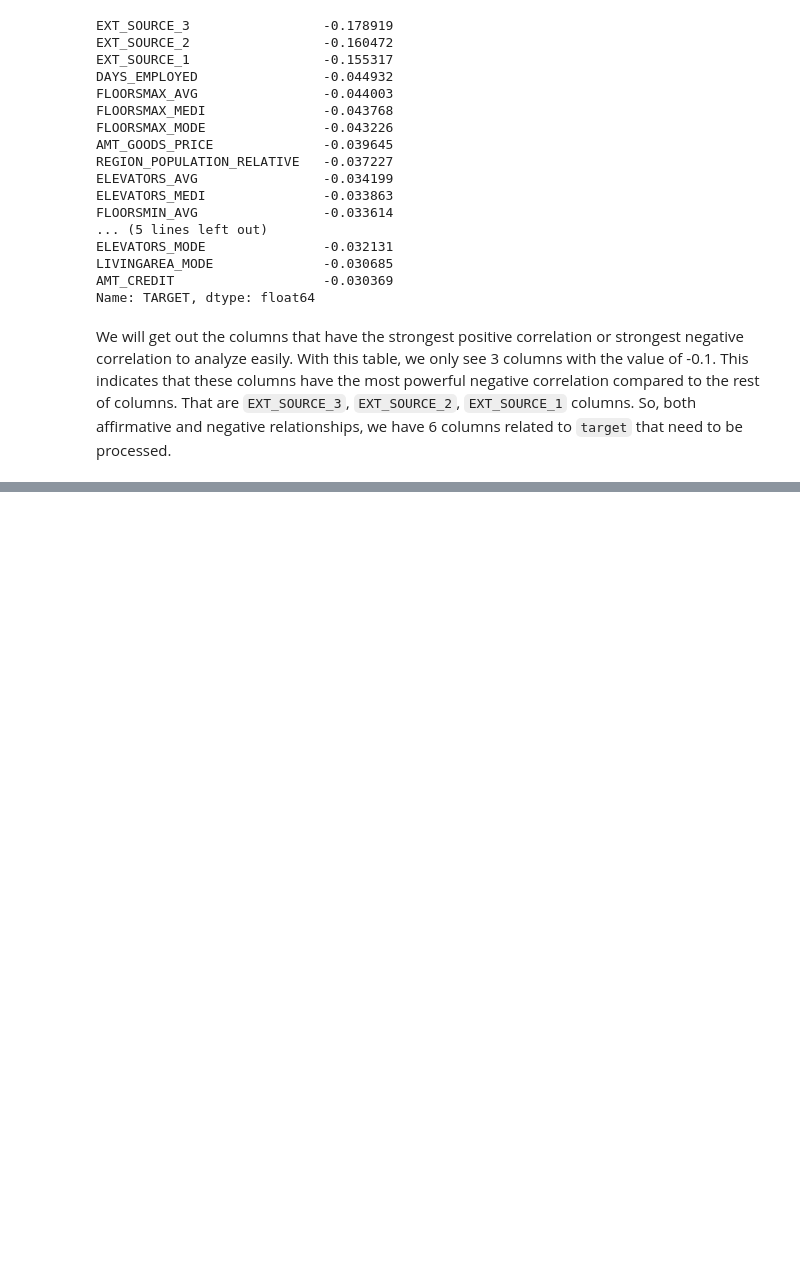
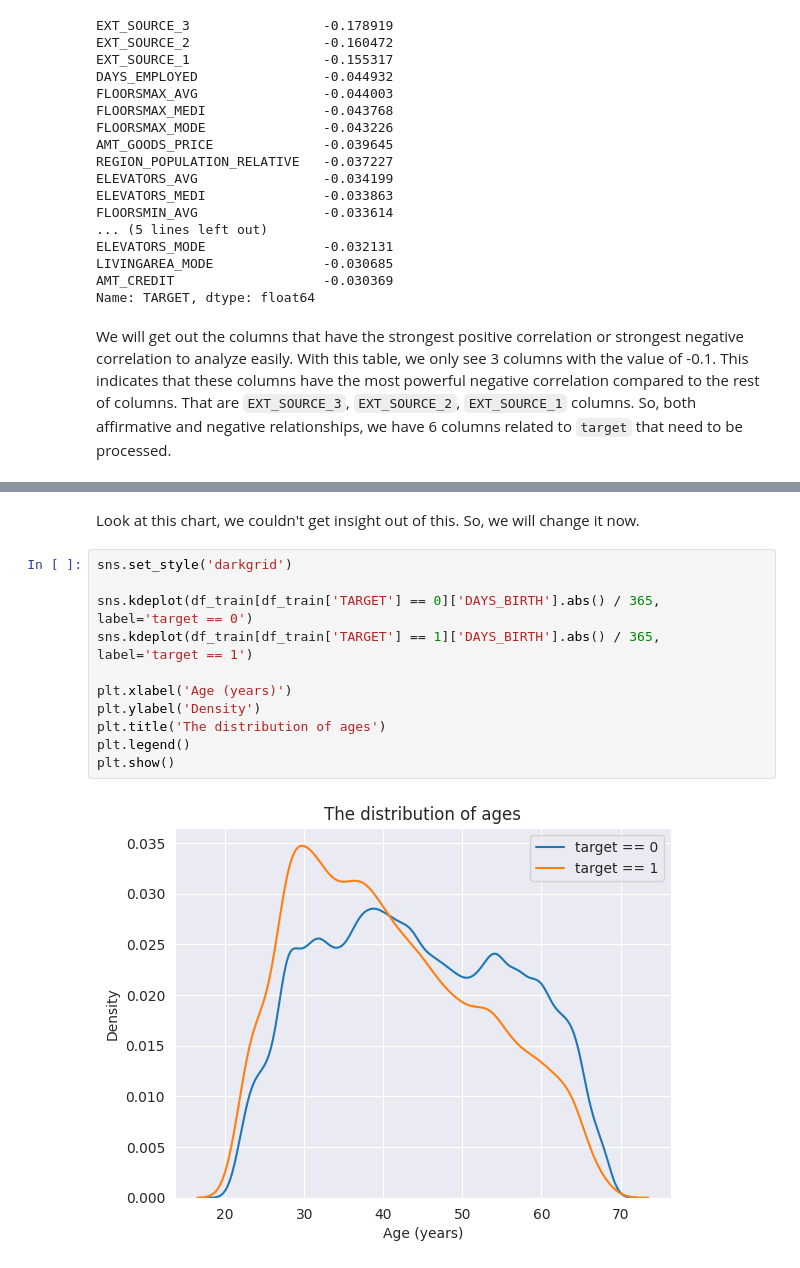
Before and after one commit to vthuhien/Data, a Jupyter notebook: Home_credit/home_credit_analysis.ipynb, the cells around one changed output, grey strips where cells are left out. Cells and saved outputs as stored; diff of their text form; blank space fills up the shorter version.

```diff
--- a/Home_credit/home_credit_analysis.ipynb
+++ b/Home_credit/home_credit_analysis.ipynb
@@ -354,0 +391,15 @@ That are `EXT_SOURCE_3`, `EXT_SOURCE_2`, `EXT_SOURCE_1` columns. So, both affirm
+# %% [markdown]
+Look at this chart, we couldn't get insight out of this. So, we will change it now.
+# %%
+sns.set_style('darkgrid')
+
+sns.kdeplot(df_train[df_train['TARGET'] == 0]['DAYS_BIRTH'].abs() / 365, label='target == 0')
+sns.kdeplot(df_train[df_train['TARGET'] == 1]['DAYS_BIRTH'].abs() / 365, label='target == 1')
+
+plt.xlabel('Age (years)')
+plt.ylabel('Density')
+plt.title('The distribution of ages')
+plt.legend()
+plt.show()
+# %% [output]
+[figure, added]
```
Also changed, not shown: parts of 11 cells of this notebook.
